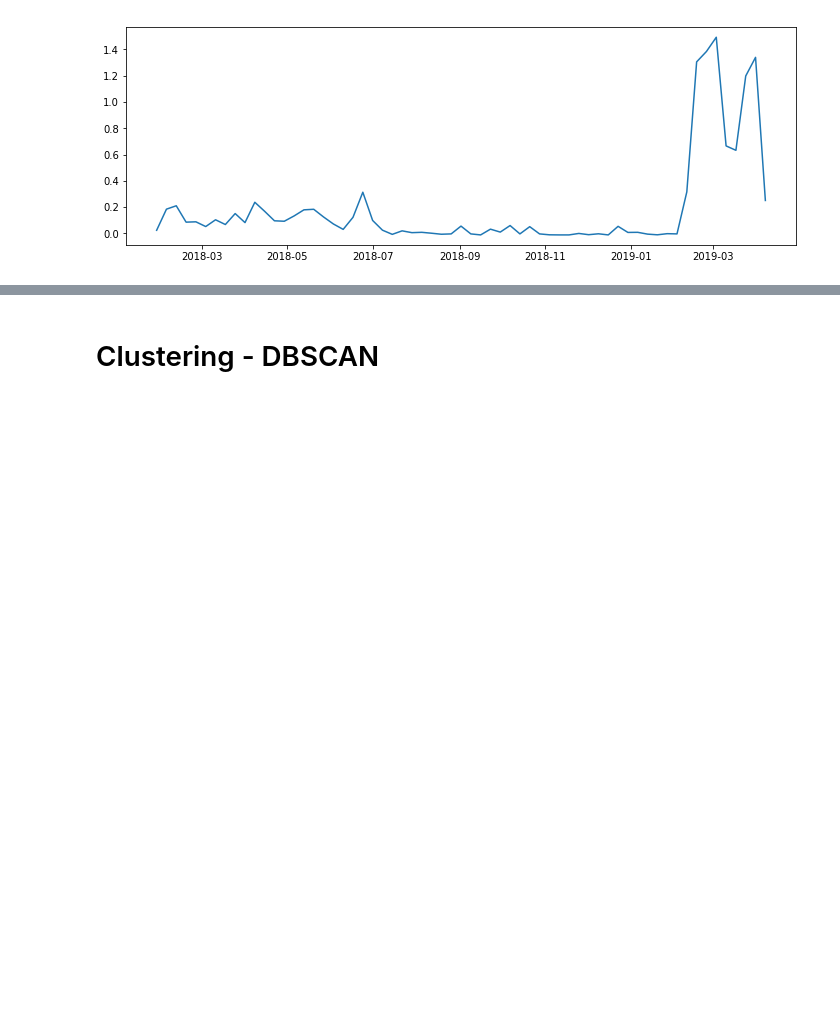
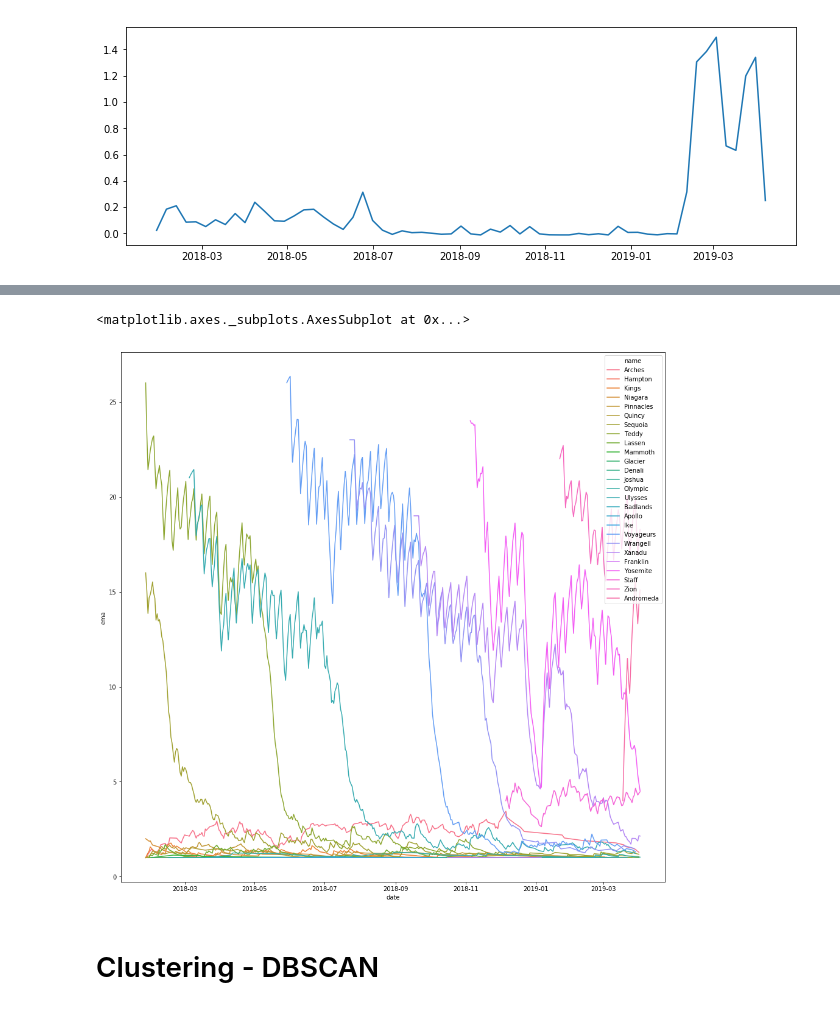
Before and after one commit to NicoleGarza/ds-methodologies-exercises, a Jupyter notebook: anomaly_detection.ipynb, the cells around one changed output, grey strips where cells are left out. Drawn from its saved outputs; the diff is of its cells as text; code cells hidden in the pictures; blank space fills up the shorter version.

```diff
--- a/anomaly_detection.ipynb
+++ b/anomaly_detection.ipynb
@@ -549,0 +818,6 @@ plt.plot(yhat.pct_b)
+# %%
+idx = df.ub == df.lb
+df.loc[idx,'ub'] = df.loc[idx, 'ub'] + .01
+df.loc[idx,'lb'] = df.loc[idx, 'lb'] - .01
+# %%
+df.date = pd.to_datetime(df.date)
@@ -549,0 +850,4 @@ plt.plot(yhat.pct_b)
+# %%
+# join with aggregated dataset to get the original count of users viewed
+df = df.merge(df_agg, on=['name', 'date'], how='left')
+df.head()
@@ -549,0 +861,5 @@ plt.plot(yhat.pct_b)
+# %%
+# Computer %b
+df['pct_b'] = (df.users_viewed - df.lb)/ (df.ub - df.lb)
+df = df.drop(columns=['stdev', 'id'])
+df.head()
@@ -550,2 +882,9 @@ plt.plot(yhat.pct_b)
+# %%
+# plot the 7 day exponential moving average
+fig = plt.figure(figsize=(16,16))
+sns.lineplot(df.date, df.ema, hue=df.name)
+# %% [output]
+<matplotlib.axes._subplots.AxesSubplot at 0x...>
+[figure, added]
 # %% [markdown]
 # Clustering - DBSCAN
```
Also changed, not shown: parts of 63 cells of this notebook.
